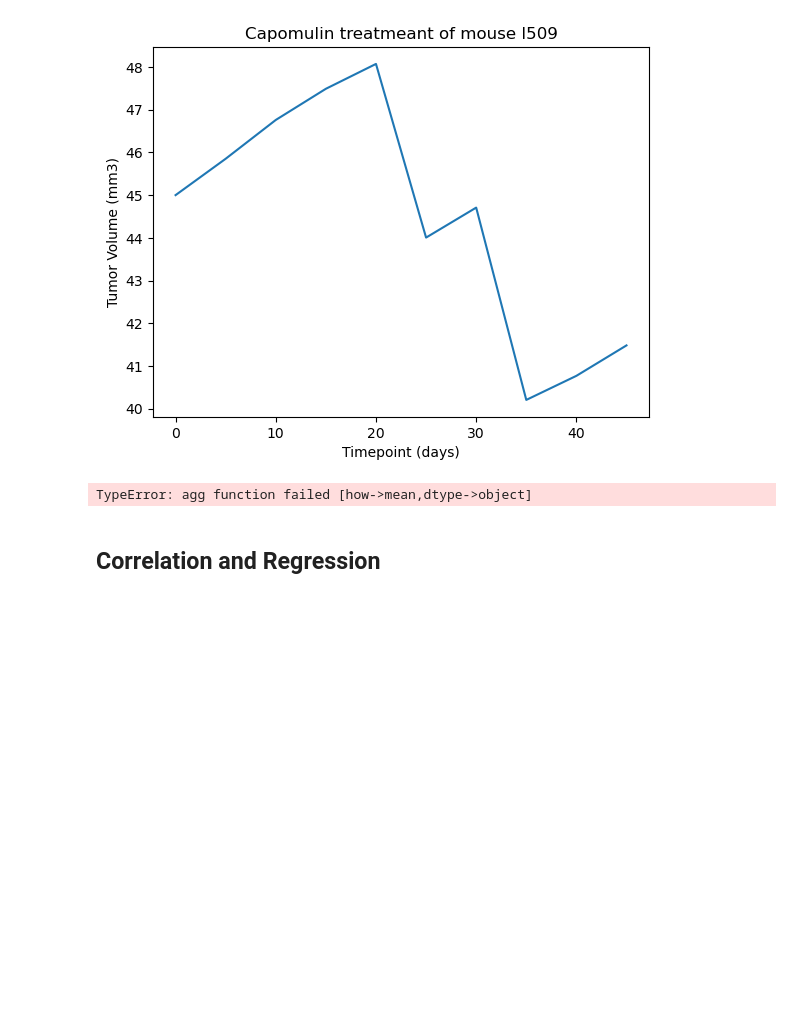
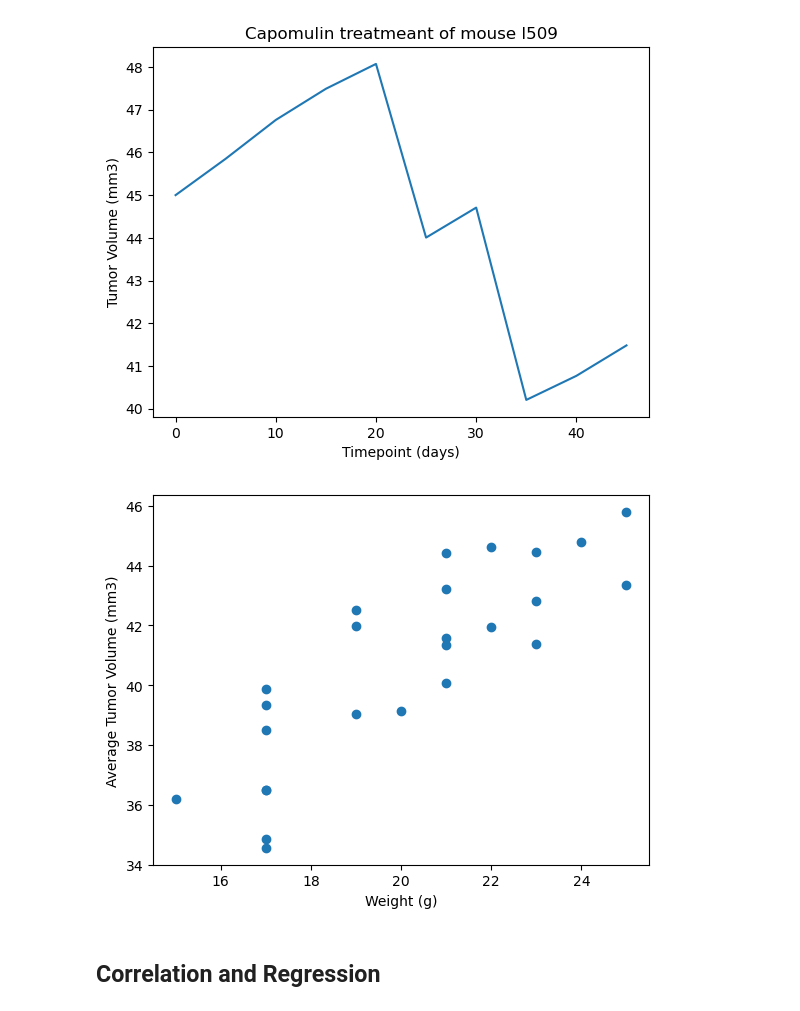
Before and after one commit to Colex317/matplotlib-challenge, a Jupyter notebook: Pymaceuticals/pymaceuticals_starter.ipynb, the cells around one changed output. Saved outputs shown, nothing was run; the diff lists cells and outputs as text; code cells hidden in the pictures; blank space fills up the shorter version.

```diff
--- a/Pymaceuticals/pymaceuticals_starter.ipynb
+++ b/Pymaceuticals/pymaceuticals_starter.ipynb
@@ -251,13 +260,14 @@ Text(0, 0.5, 'Tumor Volume (mm3)')
 [figure]
 # %%
 # Generate a scatter plot of mouse weight vs. the average observed tumor volume for the entire Capomulin regimen
-avg_capomulin_vol =capomulin_mouse.groupby(['Mouse ID']).mean()
+capomulin_mouse_numeric = capomulin_mouse[['Mouse ID', 'Weight (g)', 'Tumor Volume (mm3)']]
+avg_capomulin_vol = capomulin_mouse_numeric.groupby(['Mouse ID']).mean()
 
 plt.scatter(avg_capomulin_vol['Weight (g)'],avg_capomulin_vol['Tumor Volume (mm3)'])
 plt.xlabel('Weight (g)')
 plt.ylabel('Average Tumor Volume (mm3)')
 plt.show()
 # %% [output]
-TypeError: agg function failed [how->mean,dtype->object]
+[figure, added]
 # %% [markdown]
 ## Correlation and Regression
```
Also changed, not shown: parts of 4 cells of this notebook.
